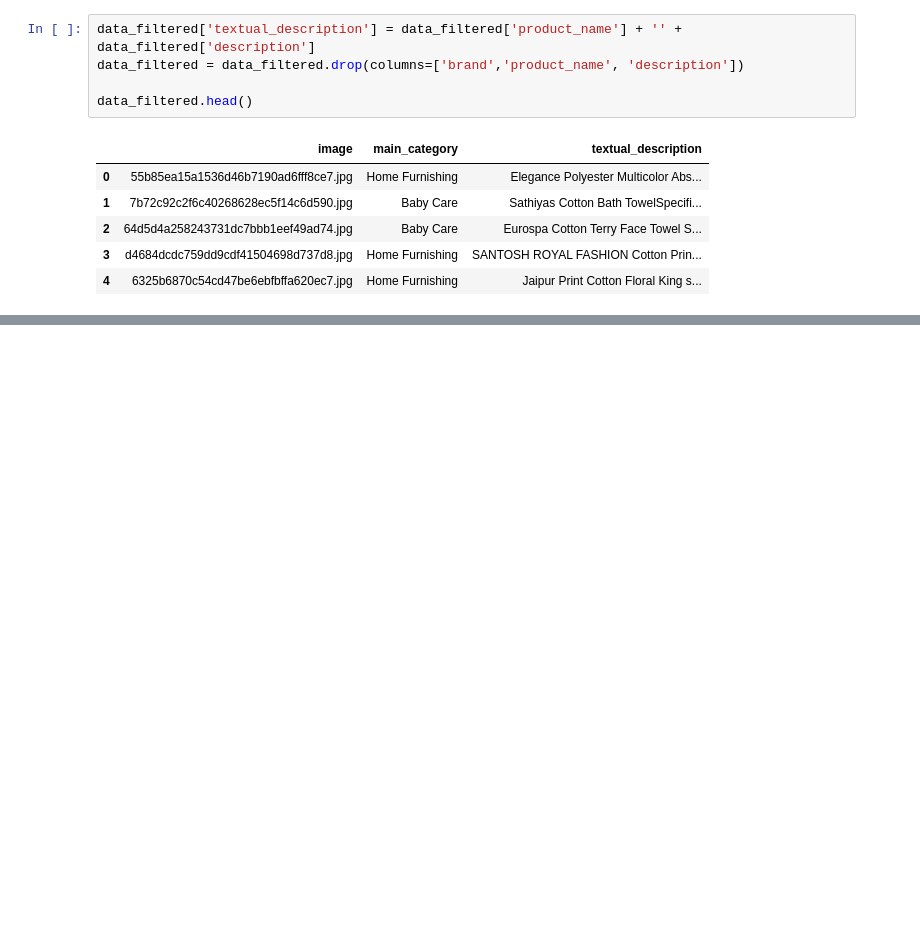
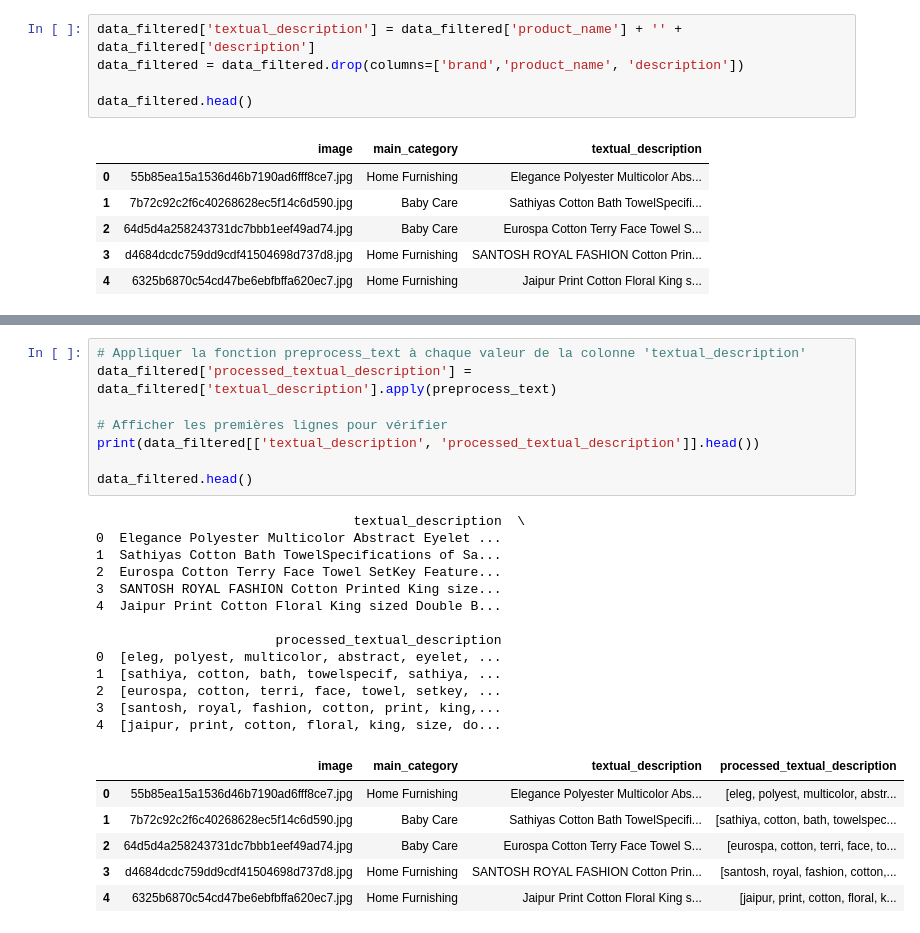
Before and after one commit to tomcre94/Projet-6-Classification-automatique, a Jupyter notebook: Creuse_Tom_1_notebook_pretraitement_feature_extraction_faisaibilite_102024.ipynb, the cells around one changed output, grey strips where cells are left out. Cells and saved outputs as stored; diff of their text form; blank space fills up the shorter version.

```diff
--- a/Creuse_Tom_1_notebook_pretraitement_feature_extraction_faisaibilite_102024.ipynb
+++ b/Creuse_Tom_1_notebook_pretraitement_feature_extraction_faisaibilite_102024.ipynb
@@ -317,3 +318,31 @@ Requirement already satisfied: colorama in c:\users\creus\appdata\roaming\python
 [nltk_data] Downloading package wordnet to
 [nltk_data]     C:\Users\creus\AppData\Roaming\nltk_data...
 [nltk_data]   Package wordnet is already up-to-date!
+# %%
+# Appliquer la fonction preprocess_text à chaque valeur de la colonne 'textual_description'
+data_filtered['processed_textual_description'] = data_filtered['textual_description'].apply(preprocess_text)
+
+# Afficher les premières lignes pour vérifier
+print(data_filtered[['textual_description', 'processed_textual_description']].head())
+
+data_filtered.head()
+# %% [output]
+                                 textual_description  \
+0  Elegance Polyester Multicolor Abstract Eyelet ...
+1  Sathiyas Cotton Bath TowelSpecifications of Sa...
+2  Eurospa Cotton Terry Face Towel SetKey Feature...
+3  SANTOSH ROYAL FASHION Cotton Printed King size...
+4  Jaipur Print Cotton Floral King sized Double B...
+
+                       processed_textual_description
+0  [eleg, polyest, multicolor, abstract, eyelet, ...
+1  [sathiya, cotton, bath, towelspecif, sathiya, ...
+2  [eurospa, cotton, terri, face, towel, setkey, ...
+3  [santosh, royal, fashion, cotton, print, king,...
+4  [jaipur, print, cotton, floral, king, size, do...
+|  | image | main_category | textual_description | processed_textual_description |
+| 0 | 55b85ea15a1536d46b7190ad6fff8ce7.jpg | Home Furnishing | Elegance Polyester Multicolor Abs... | [eleg, polyest, multicolor, abstr... |
+| 1 | 7b72c92c2f6c40268628ec5f14c6d590.jpg | Baby Care | Sathiyas Cotton Bath TowelSpecifi... | [sathiya, cotton, bath, towelspec... |
+| 2 | 64d5d4a258243731dc7bbb1eef49ad74.jpg | Baby Care | Eurospa Cotton Terry Face Towel S... | [eurospa, cotton, terri, face, to... |
+| 3 | d4684dcdc759dd9cdf41504698d737d8.jpg | Home Furnishing | SANTOSH ROYAL FASHION Cotton Prin... | [santosh, royal, fashion, cotton,... |
+| 4 | 6325b6870c54cd47be6ebfbffa620ec7.jpg | Home Furnishing | Jaipur Print Cotton Floral King s... | [jaipur, print, cotton, floral, k... |
```
Also changed, not shown: parts of 3 cells of this notebook.
